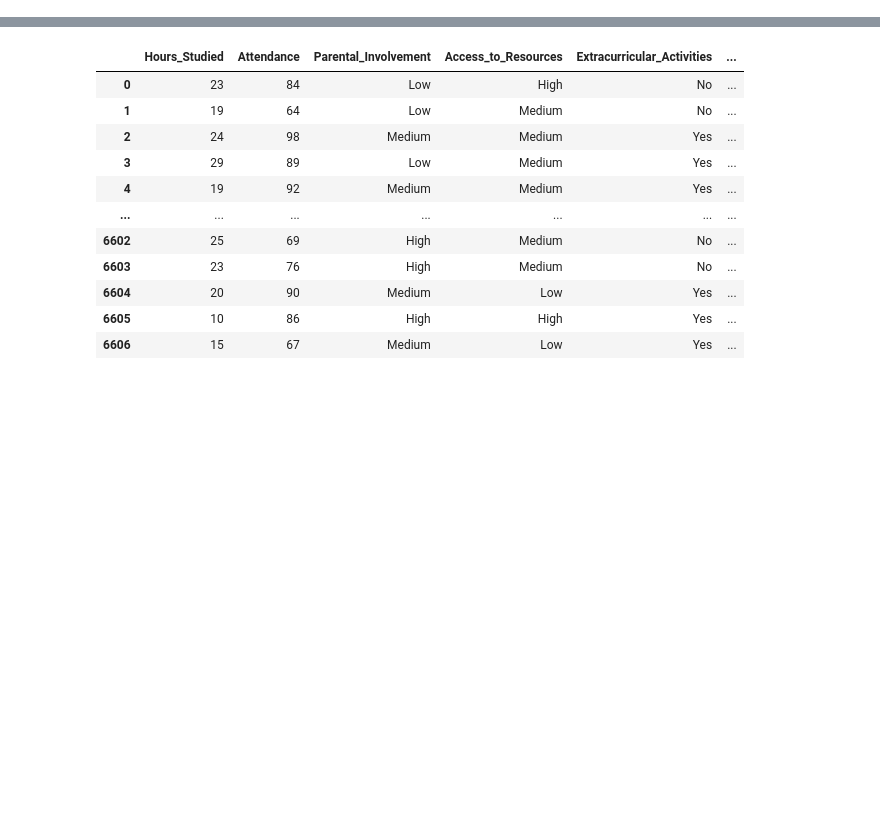
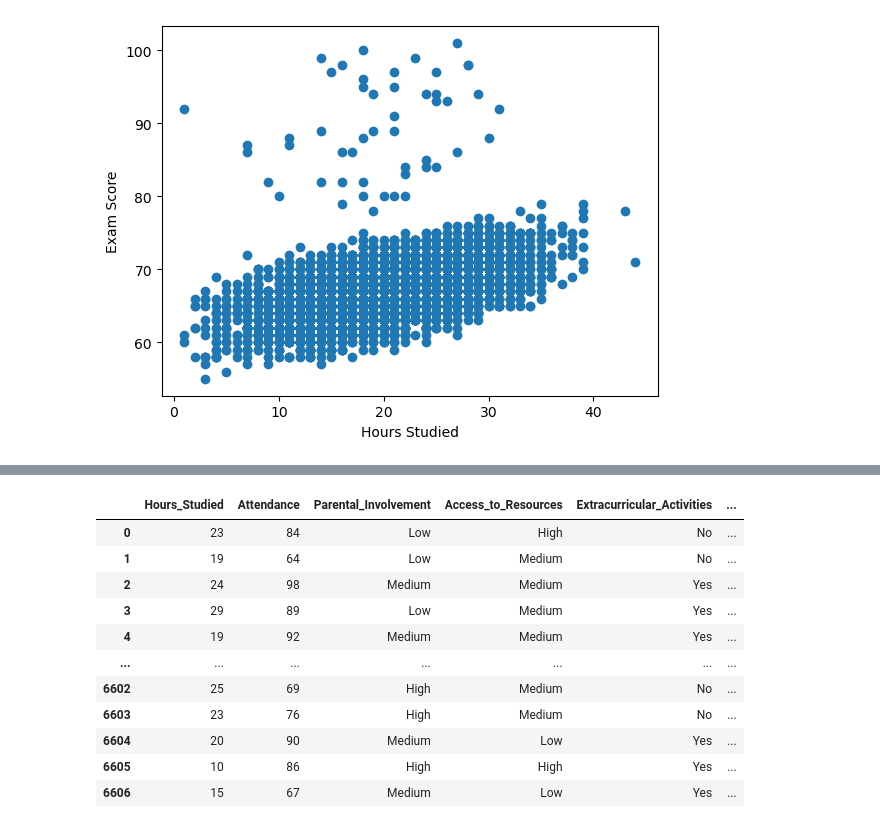
Before and after one commit to misnasherin988-tech/interns, a Jupyter notebook: hello.ipynb, the cells around one changed output, grey strips where cells are left out. Cells and saved outputs as stored; diff of their text form; code cells hidden in the pictures; blank space fills up the shorter version.

```diff
--- a/hello.ipynb
+++ b/hello.ipynb
@@ -3,3 +3,7 @@ import pandas as pd
 import numpy as np
 import matplotlib.pyplot as plt
 import seaborn as sns
+# %%
+
+df = pd.read_csv("C:/Users/admin/Downloads/StudentPerformanceFactors.csv")
+print(df.head())
@@ -5,0 +50,15 @@ import seaborn as sns
+# %%
+from sklearn.preprocessing import LabelEncoder
+
+le = LabelEncoder()
+
+categorical_cols = [
+    'Parental_Involvement', 'Access_to_Resources',
+    'Extracurricular_Activities', 'Motivation_Level',
+    'Internet_Access', 'Family_Income', 'Teacher_Quality',
+    'School_Type', 'Peer_Influence', 'Learning_Disabilities',
+    'Parental_Education_Level', 'Distance_from_Home', 'Gender'
+]
+
+for col in categorical_cols:
+    df[col] = le.fit_transform(df[col])
@@ -5,0 +121,9 @@ import seaborn as sns
+# %%
+import matplotlib.pyplot as plt
+
+plt.scatter(df['Hours_Studied'], df['Exam_Score'])
+plt.xlabel("Hours Studied")
+plt.ylabel("Exam Score")
+plt.show()
+# %% [output]
+[figure, added]
```
Also changed, not shown: parts of 13 cells of this notebook.
